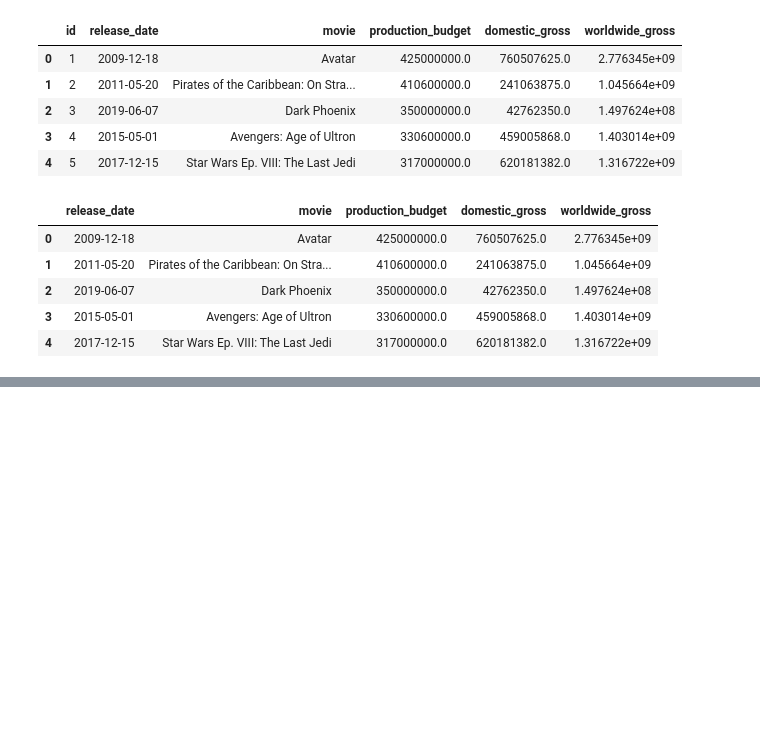
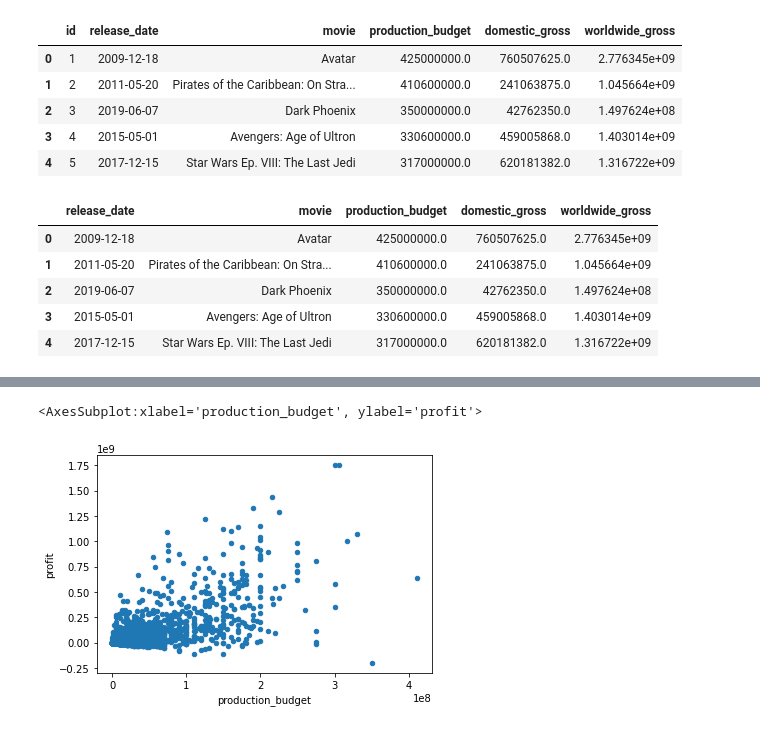
Before and after one commit to ZenBurrito/Phase-1Project, a Jupyter notebook: The_Numbers_cleaning.ipynb, the cells around one changed output, grey strips where cells are left out. Cells and saved outputs as stored; diff of their text form; code cells hidden in the pictures; blank space fills up the shorter version.

```diff
--- a/The_Numbers_cleaning.ipynb
+++ b/The_Numbers_cleaning.ipynb
@@ -88,0 +187,7 @@ df_num_cleaned.head()
+# %%
+df_num_final['profit'] = (df_num_final['worldwide_gross'] - df_num_final['production_budget'])
+# %%
+df_num_final.plot.scatter(x = 'production_budget', y = 'profit')
+# %% [output]
+<AxesSubplot:xlabel='production_budget', ylabel='profit'>
+[figure, added]
```
Also changed, not shown: parts of 14 cells of this notebook.
